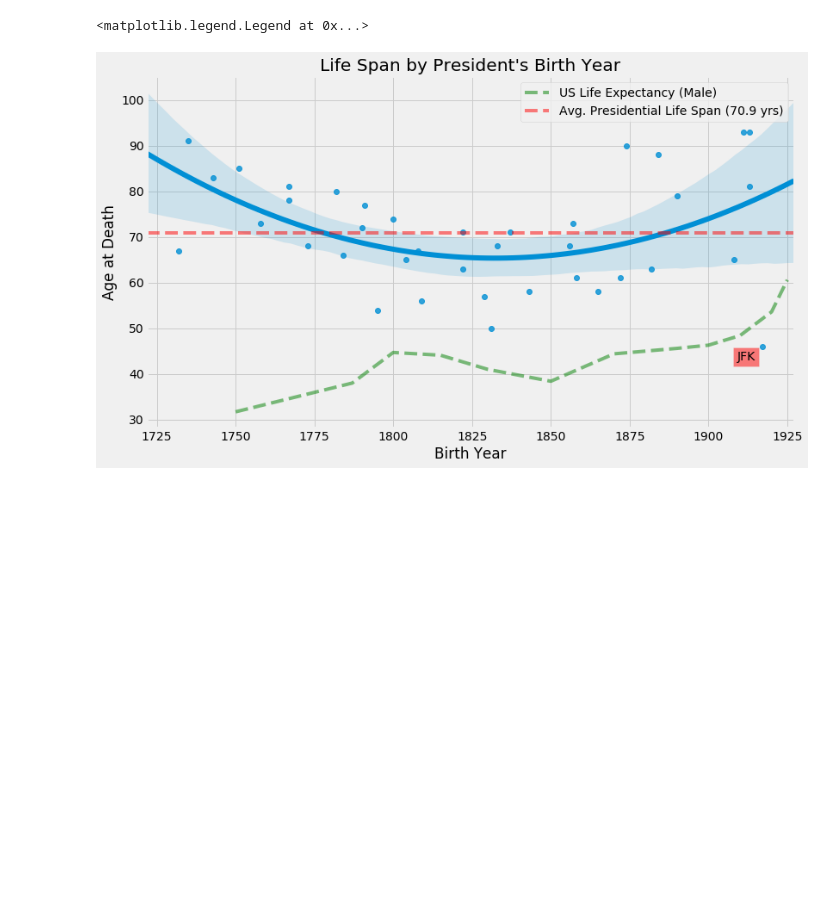
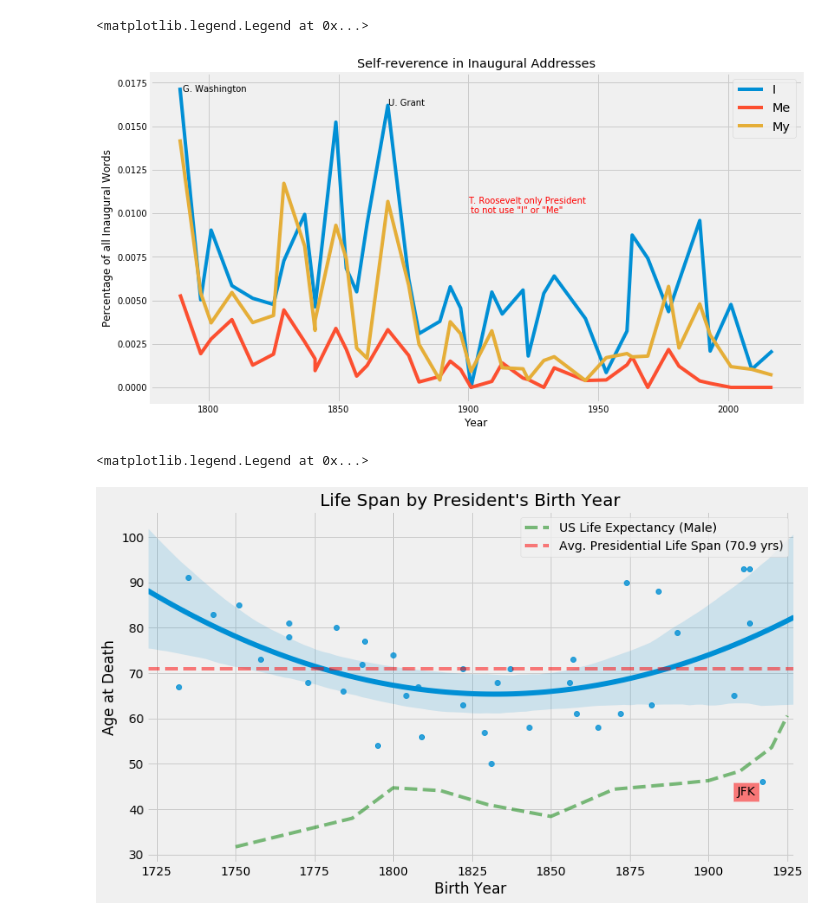
Before and after one commit to slevin886/the_presidents, a Jupyter notebook: Presidential_Cleaning_EDA.ipynb, the cells around one changed output. Saved outputs shown, nothing was run; the diff lists cells and outputs as text; code cells hidden in the pictures; blank space fills up the shorter version.

```diff
--- a/Presidential_Cleaning_EDA.ipynb
+++ b/Presidential_Cleaning_EDA.ipynb
@@ -72,2 +80,45 @@ set(df['for_merge']) - set(address['name'])
 # %%
 df = pd.merge(df, address, how='left', left_on='for_merge', right_on='name')
+# %%
+#selfishness over time
+#Teddy Roosevelet the only President not to say 'I' in his inaugural address
+#NO 'me', TR, Obama, Trump, George H.W. Bush, Coolidge, JFK
+#all used 'my'
+selfish = df.dropna()
+selfish = selfish.reset_index(drop=True)
+cfd = nltk.ConditionalFreqDist((word.lower(),num) for num, file in enumerate(selfish['Inaugural']) for word in file
+                        if word.lower() in ['i', 'me', 'my'])
+
+#creating lists and filling in missing values
+i_use = list(cfd['i'].values())
+i_use.insert(20, 0)
+
+me_use = list(cfd['me'].values())
+me_use.insert(38, 0)
+me_use.insert(37, 0)
+me_use.insert(34, 0)
+me_use.insert(29, 0)
+me_use.insert(24, 0)
+me_use.insert(20, 0)
+
+my_use = list(cfd['my'].values())
+
+#getting the percentage use for each word by year/president
+i_use = np.array(i_use) / np.array([len(val) for val in selfish['Inaugural']])
+me_use = np.array(me_use) / np.array([len(val) for val in selfish['Inaugural']])
+my_use = np.array(my_use) / np.array([len(val) for val in selfish['Inaugural']])
+# %%
+plt.figure(figsize=(12,7))
+plt.plot(selfish['First Year of Presidency'], i_use, label='I')
+plt.plot(selfish['First Year of Presidency'], me_use, label='Me')
+plt.plot(selfish['First Year of Presidency'], my_use, label='My')
+plt.ylabel('Percentage of all Inaugural Words')
+plt.xlabel('Year')
+plt.title('Self-reverence in Inaugural Addresses')
+plt.text(1790, 0.017,'G. Washington')
+plt.text(1869, 0.0162, 'U. Grant')
+plt.text(1900, 0.01, 'T. Roosevelt only President \n to not use "I" or "Me"', color='red')
+plt.legend(fontsize='x-large')
+# %% [output]
+<matplotlib.legend.Legend at 0x...>
+[figure, added]
```
Also changed, not shown: parts of 33 cells of this notebook.
